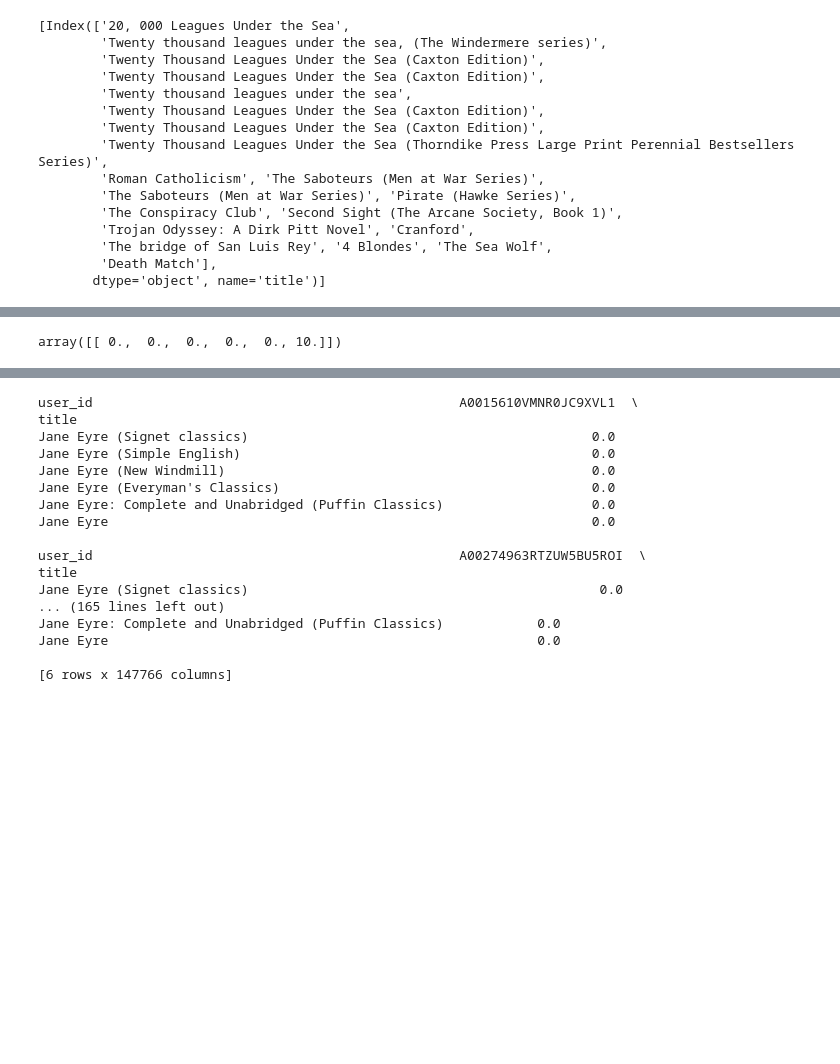
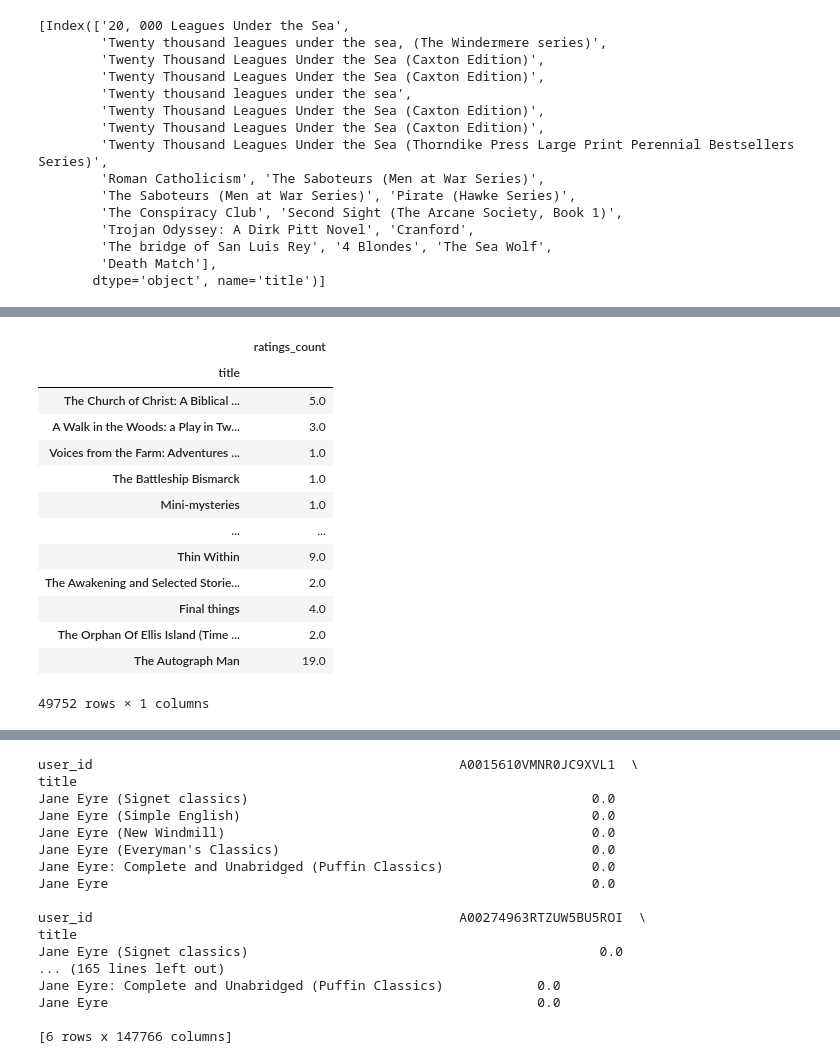
Before and after one commit to RodrigoRalhaMoreira/WinterHackhatonFCT, a Jupyter notebook: WinterHackathonAmazonDataSet.ipynb, the cells around one changed output, grey strips where cells are left out. Cells and saved outputs as stored; diff of their text form; code cells hidden in the pictures; blank space fills up the shorter version.

```diff
--- a/WinterHackathonAmazonDataSet.ipynb
+++ b/WinterHackathonAmazonDataSet.ipynb
@@ -361,5 +399,24 @@ distance, suggestion = model.kneighbors(final_matrix.iloc[200,:].values.reshape(
 # %%
-distance
+#rating average table
+
+rating_count = books_data.drop(columns=['description', 'image', 'preview_link', 'publisher',
+       'published_date', 'info_link', 'authors', 'categories'])
+rating_count = rating_count.set_index('title')
+rating_count = rating_count.dropna()
+rating_count
 # %% [output]
+|  | ratings_count |
+| title |  |
+| The Church of Christ: A Biblical ... | 5.0 |
+| A Walk in the Woods: a Play in Tw... | 3.0 |
+| Voices from the Farm: Adventures ... | 1.0 |
+| The Battleship Bismarck | 1.0 |
+| Mini-mysteries | 1.0 |
+| ... | ... |
+| Thin Within | 9.0 |
+| The Awakening and Selected Storie... | 2.0 |
+| Final things | 4.0 |
+| The Orphan Of Ellis Island (Time ... | 2.0 |
+| The Autograph Man | 19.0 |
-array([[ 0.,  0.,  0.,  0.,  0., 10.]])
+49752 rows × 1 columns
 # %%
```
Also changed, not shown: parts of 9 cells of this notebook.
